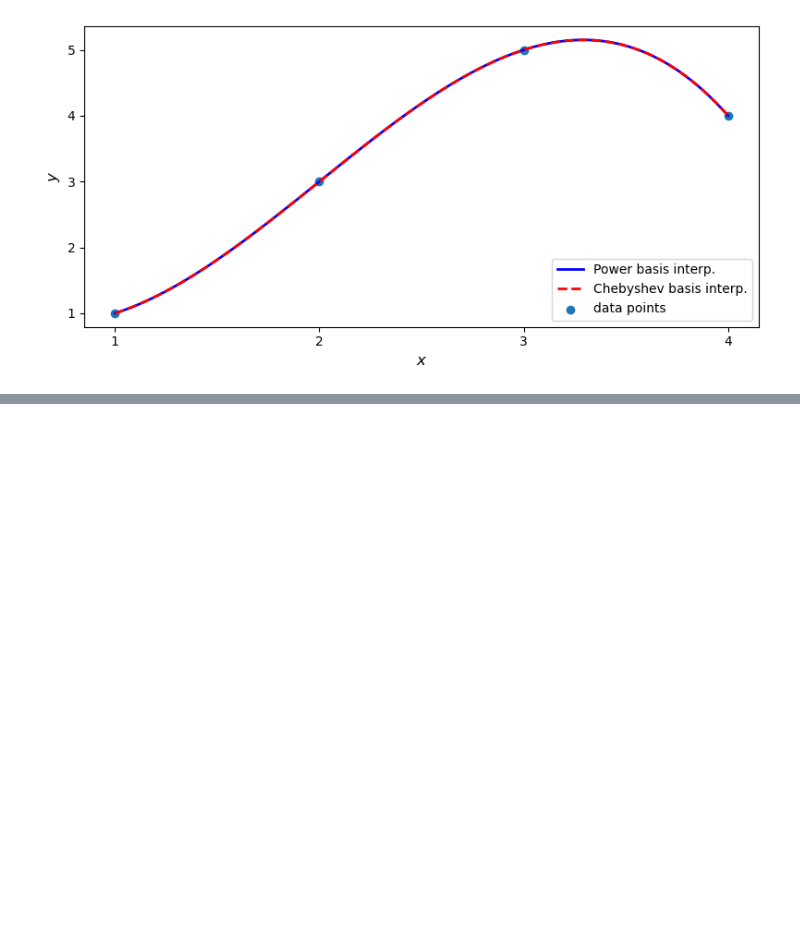
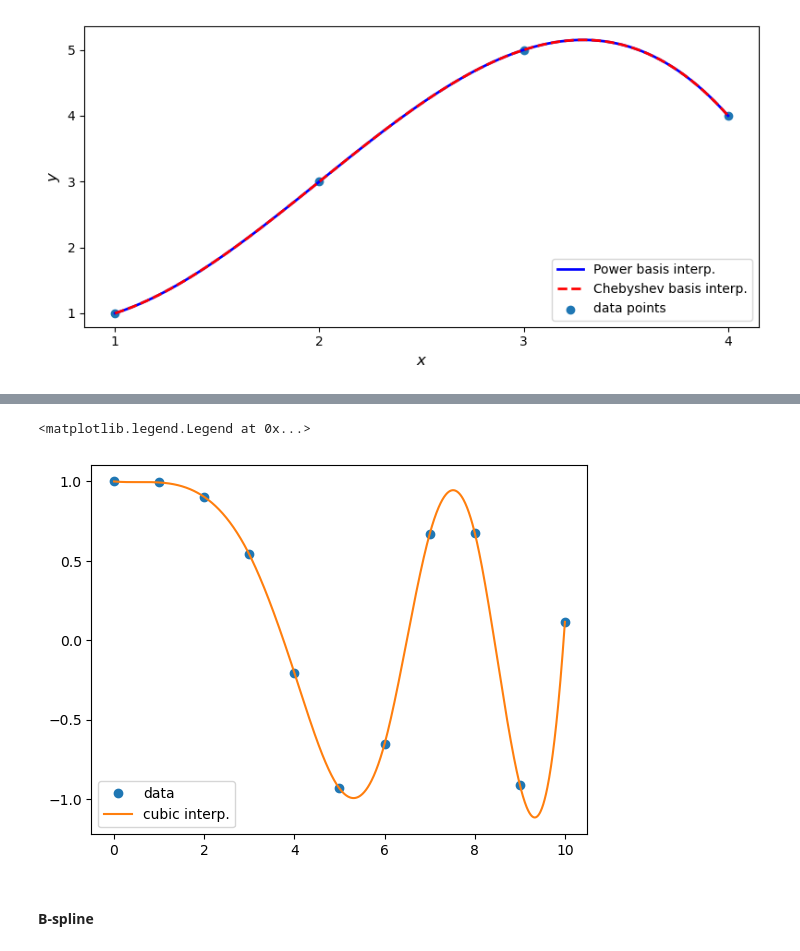
Before and after one commit to luigiselmi/numethods, a Jupyter notebook: johansson/interpolation.ipynb, the cells around one changed output, grey strips where cells are left out. Drawn from its saved outputs; the diff is of its cells as text; code cells hidden in the pictures; blank space fills up the shorter version.

```diff
--- a/johansson/interpolation.ipynb
+++ b/johansson/interpolation.ipynb
@@ -109,0 +190,13 @@ fig.tight_layout()
+# %%
+from scipy.interpolate import CubicSpline
+c_spl = CubicSpline(x, y)
+y_c = c_spl(xnew)
+# %%
+plt.plot(x, y, 'o', label='data')
+plt.plot(xnew, y_c, '-', label='cubic interp.')
+plt.legend(loc='best')
+# %% [output]
+<matplotlib.legend.Legend at 0x...>
+[figure, added]
+# %% [markdown]
+#### B-spline
```
Also changed, not shown: parts of 27 cells of this notebook, 1 other file.
